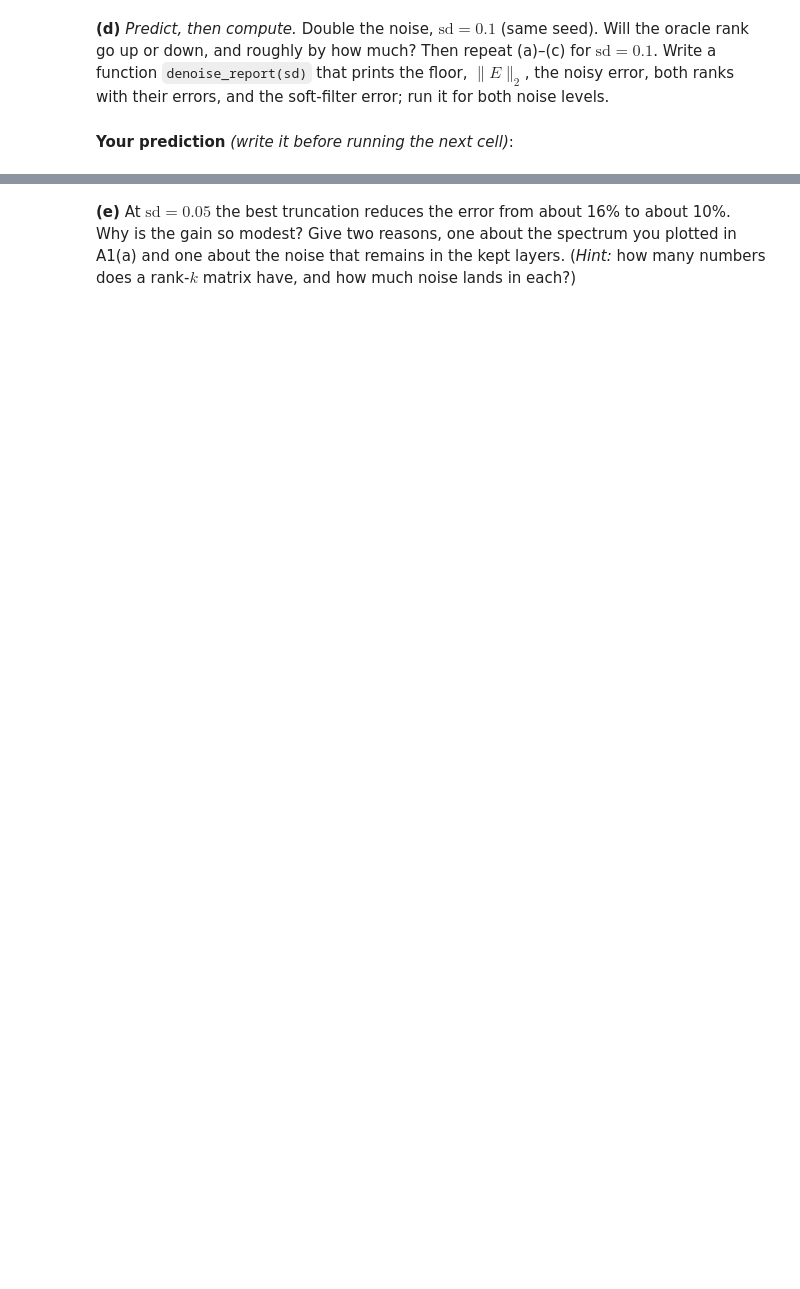
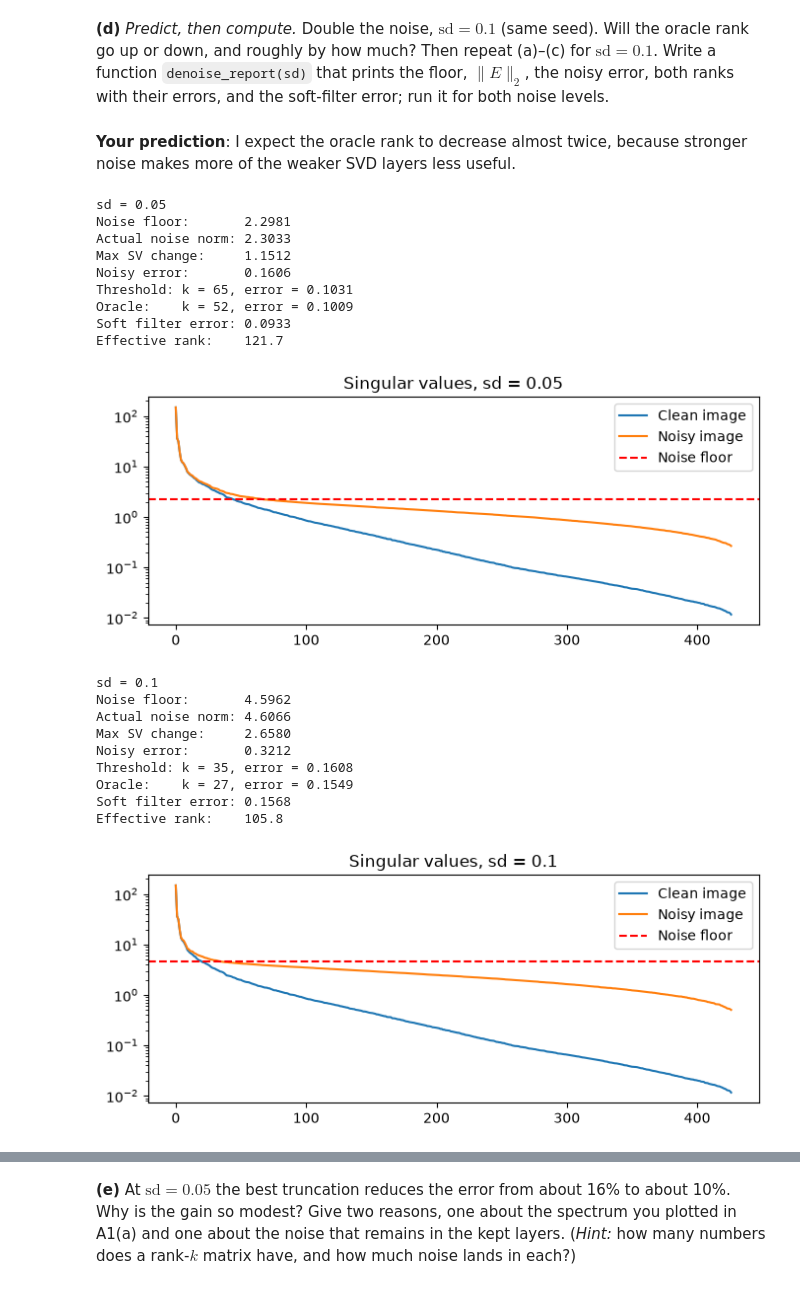
Before and after one commit to hryhola/linear-algebra-ucu, a Jupyter notebook: labs/lab4/Lab4-CoreA-spectrum-filtering.ipynb, the cells around one changed output, grey strips where cells are left out. Cells and saved outputs as stored; diff of their text form; code cells hidden in the pictures; blank space fills up the shorter version.

```diff
--- a/labs/lab4/Lab4-CoreA-spectrum-filtering.ipynb
+++ b/labs/lab4/Lab4-CoreA-spectrum-filtering.ipynb
@@ -169,11 +300,11 @@ the same factors as in Tikhonov regularisation (frame `tikhonov-filter`). Implem
 # %%
 def filter_factors(s, lam):
     # YOUR CODE HERE
-    raise NotImplementedError
+    return s**2 / (s**2 + lam)
 
 def spectral_filter(U, s, Vt, f):
     # YOUR CODE HERE
-    raise NotImplementedError
+    return (U * (f * s)) @ Vt
 # %%
 # check
 assert np.allclose(spectral_filter(U, s, Vt, np.ones_like(s)), img)
@@ -185,12 +318,82 @@ print(f"soft filter, lambda = floor^2: error {rel(spectral_filter(UY, sY, VYt, f
 # %% [markdown]
 **(d)** *Predict, then compute.* Double the noise, $\text{sd} = 0.1$ (same seed). Will the oracle rank go up or down, and roughly by how much? Then repeat (a)–(c) for $\text{sd} = 0.1$. Write a function `denoise_report(sd)` that prints the floor, $\|E\|_2$, the noisy error, both ranks with their errors, and the soft-filter error; run it for both noise levels.
 # %% [markdown]
-**Your prediction** *(write it before running the next cell)*:
+**Your prediction**: I expect the oracle rank to decrease almost twice, because stronger noise makes more of the weaker SVD layers less useful.
 # %%
 def denoise_report(sd):
     # YOUR CODE HERE
-    raise NotImplementedError
+    # Generate noise using the same seed
+    E = sd * np.random.default_rng(4).standard_normal((m, n))
+    Y = img + E
+
+    # SVD of noisy image
+    UY, sY, VYt = np.linalg.svd(Y, full_matrices=False)
+
+    # A2(a): noise floor and Weyl's inequality
+    floor = sd * (np.sqrt(m) + np.sqrt(n))
+    actual_norm = np.linalg.norm(E, 2)
+    max_change = np.max(np.abs(sY - s))
+
+    # A2(b): threshold rank
+    k_thr = np.count_nonzero(sY > floor)
+    error_thr = rel(rank_k(UY, sY, VYt, k_thr))
+
+    # A2(b): oracle rank
+    errors = []
+    Yk = np.zeros_like(img)
+
+    for j in range(200):
+        Yk += sY[j] * np.outer(UY[:, j], VYt[j, :])
+        errors.append(rel(Yk))
+
+    k_or = np.argmin(errors) + 1
+    error_or = errors[k_or - 1]
+
+    # A2(c): soft filtering
+    f = filter_factors(sY, floor**2)
+    error_soft = rel(spectral_filter(UY, sY, VYt, f))
+
+    # Report
+    print(f"\nsd = {sd}")
+    print(f"Noise floor:       {floor:.4f}")
+    print(f"Actual noise norm: {actual_norm:.4f}")
+    print(f"Max SV change:     {max_change:.4f}")
+    print(f"Noisy error:       {rel(Y):.4f}")
+    print(f"Threshold: k = {k_thr}, error = {error_thr:.4f}")
+    print(f"Oracle:    k = {k_or}, error = {error_or:.4f}")
+    print(f"Soft filter error: {error_soft:.4f}")
+    print(f"Effective rank:    {f.sum():.1f}")
+
+    # Plot the singular values
+    plt.figure(figsize=(8, 3))
+    plt.semilogy(s, label="Clean image")
+    plt.semilogy(sY, label="Noisy image")
+    plt.axhline(floor, color="red", linestyle="--", label="Noise floor")
+    plt.title(f"Singular values, sd = {sd}")
+    plt.legend()
+    plt.show()
 
 for sd_ in [0.05, 0.1]:
     denoise_report(sd_)
+# %% [output]
+sd = 0.05
+Noise floor:       2.2981
+Actual noise norm: 2.3033
+Max SV change:     1.1512
+Noisy error:       0.1606
+Threshold: k = 65, error = 0.1031
+Oracle:    k = 52, error = 0.1009
+Soft filter error: 0.0933
+Effective rank:    121.7
+[figure, added]
+sd = 0.1
+Noise floor:       4.5962
+Actual noise norm: 4.6066
+Max SV change:     2.6580
+Noisy error:       0.3212
+Threshold: k = 35, error = 0.1608
+Oracle:    k = 27, error = 0.1549
+Soft filter error: 0.1568
+Effective rank:    105.8
+[figure, added]
 # %% [markdown]
```
Also changed, not shown: parts of 44 cells of this notebook.
